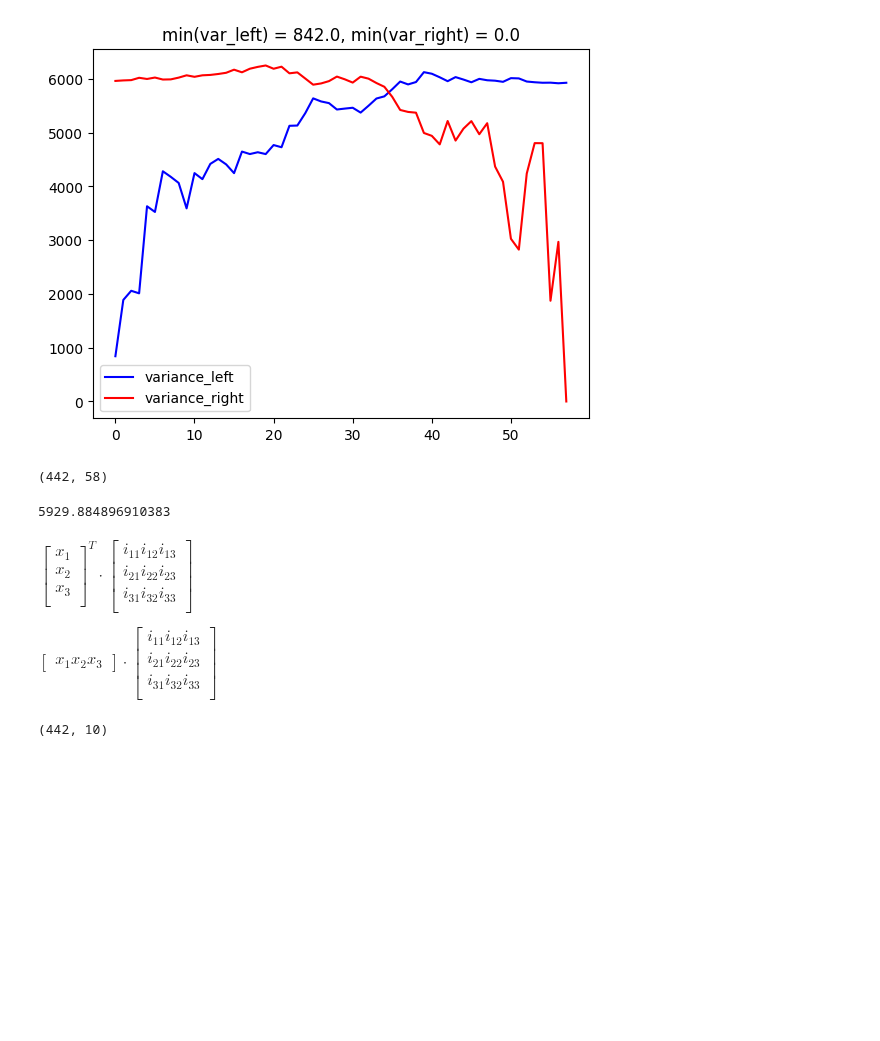
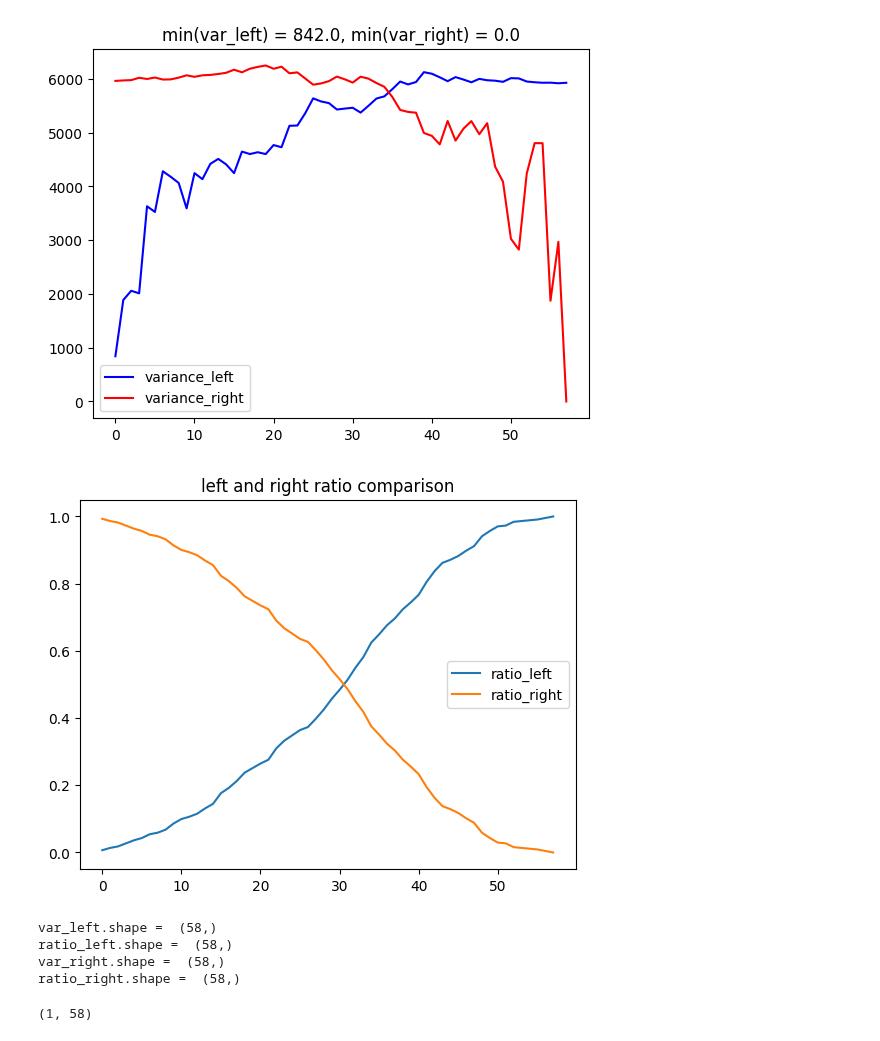
Before and after one commit to jumzzz/prob-ml, a Jupyter notebook: ch18/decision_trees/implementation/01-impl-split-sampler.ipynb, the cells around one changed output. Drawn from its saved outputs; the diff is of its cells as text; code cells hidden in the pictures; blank space fills up the shorter version.

```diff
--- a/ch18/decision_trees/implementation/01-impl-split-sampler.ipynb
+++ b/ch18/decision_trees/implementation/01-impl-split-sampler.ipynb
@@ -116,44 +116,32 @@ plt.title(f'min(var_left) = {min_var_left}, min(var_right) = {min_var_right}')
 plt.show()
 # %% [output]
 [figure]
+# %%
+total_samples = left_sampled.shape[0]
+assert total_samples == right_sampled.shape[0], 'wrong total samples'
+
+ratio_left = n_samples_left / total_samples
+ratio_right = n_samples_right / total_samples
+
+plt.plot(np.arange(ratio_left.shape[0]), ratio_left, label='ratio_left')
+plt.plot(np.arange(ratio_right.shape[0]), ratio_right, label='ratio_right')
+plt.legend()
+plt.title('left and right ratio comparison')
+plt.show()
+# %% [output]
+[figure, added]
+# %%
+print('var_left.shape = ', var_left.shape)
+print('ratio_left.shape = ', ratio_left.shape)
+
+print('var_right.shape = ', var_right.shape)
+print('ratio_right.shape = ', ratio_right.shape)
+# %% [output]
+var_left.shape =  (58,)
+ratio_left.shape =  (58,)
+var_right.shape =  (58,)
+ratio_right.shape =  (58,)
 # %%
-left_sampled.shape
+thresh.shape
 # %% [output]
-(442, 58)
+(1, 58)
-# %%
-np.min(var_left)
-np.max(var_right)
-# %% [output]
-5929.884896910383
-# %% [markdown]
-$
-\begin{bmatrix}
-x_1 \\
-x_2 \\
-x_3 \\
-\end{bmatrix}^{T}
-\cdot
-\begin{bmatrix}
-i_{11} i_{12} i_{13} \\
-i_{21} i_{22} i_{23} \\
-i_{31} i_{32} i_{33} \\
-\end{bmatrix}
-$
-
-$
-\begin{bmatrix}
-x_1
-x_2
-x_3
-\end{bmatrix}
-\cdot
-\begin{bmatrix}
-i_{11} i_{12} i_{13} \\
-i_{21} i_{22} i_{23} \\
-i_{31} i_{32} i_{33} \\
-\end{bmatrix}
-$
-# %%
-X.shape
-# %% [output]
-(442, 10)
```
Also changed, not shown: parts of 1 cell of this notebook.
